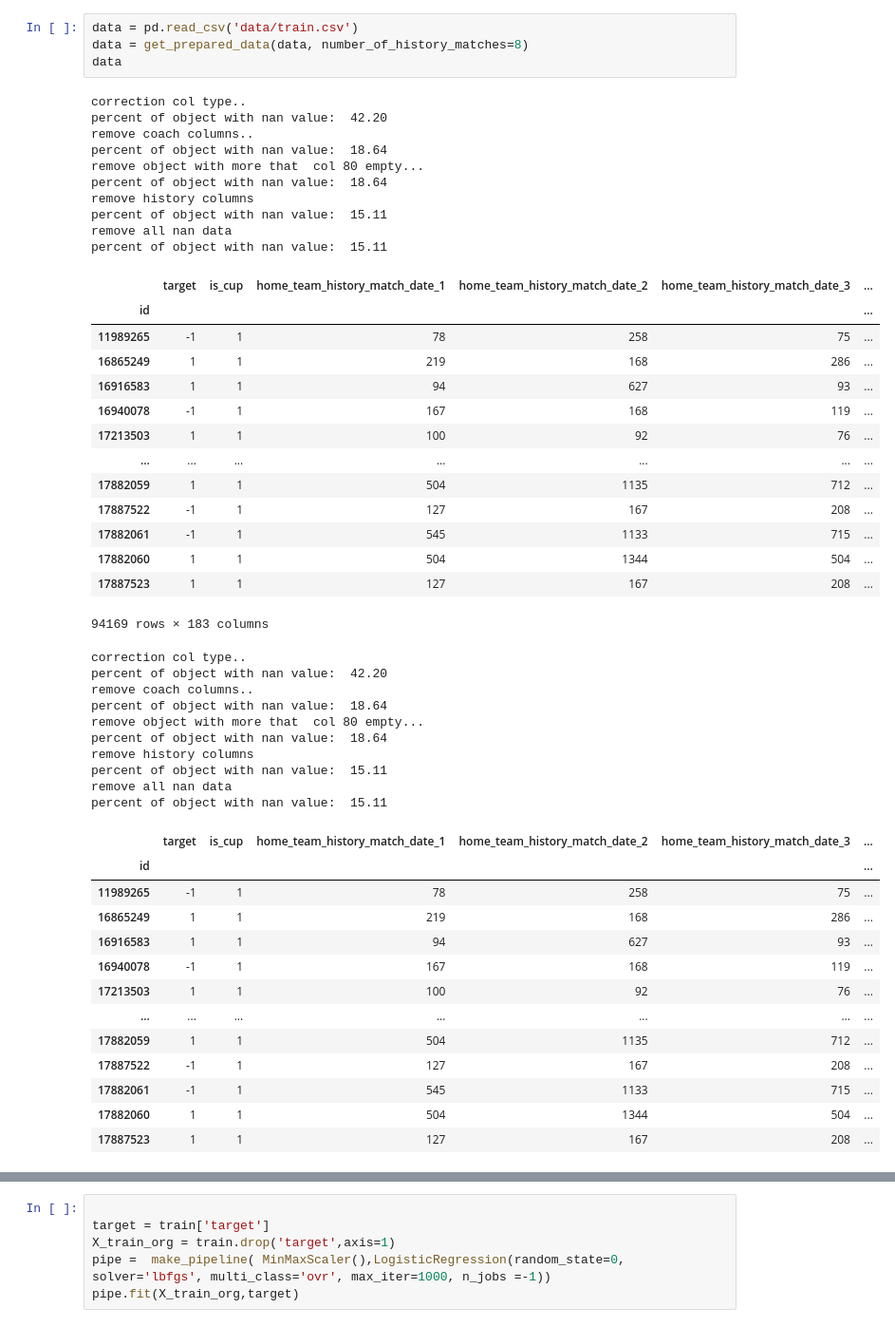
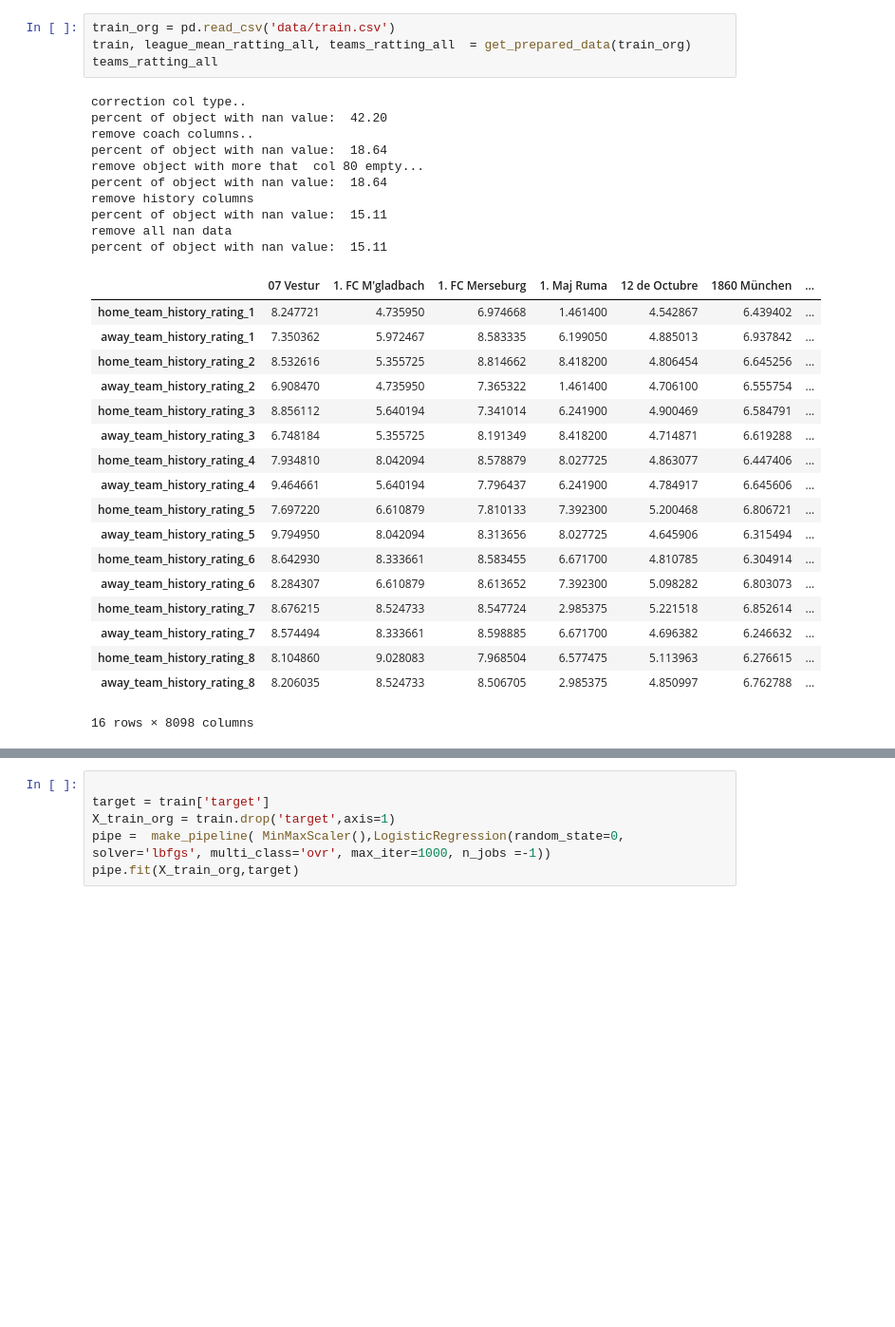
Before and after one commit to czechoa/football-match-probability-prediction, a Jupyter notebook: logist_regression_randomForestClassifier.ipynb, the cells around one changed output, grey strips where cells are left out. Shown at 95% size. Saved outputs shown, nothing was run; the diff lists cells and outputs as text; blank space fills up the shorter version.

Commit message:
reformat code, get_prepared_data for train works, for test to do

```diff
--- a/logist_regression_randomForestClassifier.ipynb
+++ b/logist_regression_randomForestClassifier.ipynb
@@ -6,54 +6,35 @@ from sklearn.preprocessing import MinMaxScaler
 from sklearn.pipeline import make_pipeline
 from prepared_data.prepared_test_results import result_predict_prob_to_dataFrame, not_duplicate_elements_in_dataframes, append_test_results, completed_test_result_and_save
 # %%
-data = pd.read_csv('data/train.csv')
-data = get_prepared_data(data, number_of_history_matches=8)
-data
+train_org = pd.read_csv('data/train.csv')
+train, league_mean_ratting_all, teams_ratting_all  = get_prepared_data(train_org)
+teams_ratting_all
 # %% [output]
 correction col type..
 percent of object with nan value:  42.20
 remove coach columns..
 percent of object with nan value:  18.64
 remove object with more that  col 80 empty...
 percent of object with nan value:  18.64
 remove history columns
 percent of object with nan value:  15.11
 remove all nan data
 percent of object with nan value:  15.11
-|  | target | is_cup | home_team_history_match_date_1 | home_team_history_match_date_2 | home_team_history_match_date_3 | ... |
-| id |  |  |  |  |  | ... |
-| 11989265 | -1 | 1 | 78 | 258 | 75 | ... |
-| 16865249 | 1 | 1 | 219 | 168 | 286 | ... |
-| 16916583 | 1 | 1 | 94 | 627 | 93 | ... |
-| 16940078 | -1 | 1 | 167 | 168 | 119 | ... |
-| 17213503 | 1 | 1 | 100 | 92 | 76 | ... |
-| ... | ... | ... | ... | ... | ... | ... |
-| 17882059 | 1 | 1 | 504 | 1135 | 712 | ... |
-| 17887522 | -1 | 1 | 127 | 167 | 208 | ... |
-| 17882061 | -1 | 1 | 545 | 1133 | 715 | ... |
-| 17882060 | 1 | 1 | 504 | 1344 | 504 | ... |
-| 17887523 | 1 | 1 | 127 | 167 | 208 | ... |
+|  | 07 Vestur | 1. FC M'gladbach | 1. FC Merseburg | 1. Maj Ruma | 12 de Octubre | 1860 München | ... |
+| home_team_history_rating_1 | 8.247721 | 4.735950 | 6.974668 | 1.461400 | 4.542867 | 6.439402 | ... |
+| away_team_history_rating_1 | 7.350362 | 5.972467 | 8.583335 | 6.199050 | 4.885013 | 6.937842 | ... |
+| home_team_history_rating_2 | 8.532616 | 5.355725 | 8.814662 | 8.418200 | 4.806454 | 6.645256 | ... |
+| away_team_history_rating_2 | 6.908470 | 4.735950 | 7.365322 | 1.461400 | 4.706100 | 6.555754 | ... |
+| home_team_history_rating_3 | 8.856112 | 5.640194 | 7.341014 | 6.241900 | 4.900469 | 6.584791 | ... |
+| away_team_history_rating_3 | 6.748184 | 5.355725 | 8.191349 | 8.418200 | 4.714871 | 6.619288 | ... |
+| home_team_history_rating_4 | 7.934810 | 8.042094 | 8.578879 | 8.027725 | 4.863077 | 6.447406 | ... |
+| away_team_history_rating_4 | 9.464661 | 5.640194 | 7.796437 | 6.241900 | 4.784917 | 6.645606 | ... |
+| home_team_history_rating_5 | 7.697220 | 6.610879 | 7.810133 | 7.392300 | 5.200468 | 6.806721 | ... |
+| away_team_history_rating_5 | 9.794950 | 8.042094 | 8.313656 | 8.027725 | 4.645906 | 6.315494 | ... |
+| home_team_history_rating_6 | 8.642930 | 8.333661 | 8.583455 | 6.671700 | 4.810785 | 6.304914 | ... |
+| away_team_history_rating_6 | 8.284307 | 6.610879 | 8.613652 | 7.392300 | 5.098282 | 6.803073 | ... |
+| home_team_history_rating_7 | 8.676215 | 8.524733 | 8.547724 | 2.985375 | 5.221518 | 6.852614 | ... |
+| away_team_history_rating_7 | 8.574494 | 8.333661 | 8.598885 | 6.671700 | 4.696382 | 6.246632 | ... |
+| home_team_history_rating_8 | 8.104860 | 9.028083 | 7.968504 | 6.577475 | 5.113963 | 6.276615 | ... |
+| away_team_history_rating_8 | 8.206035 | 8.524733 | 8.506705 | 2.985375 | 4.850997 | 6.762788 | ... |
-94169 rows × 183 columns
+16 rows × 8098 columns
-correction col type..
-percent of object with nan value:  42.20
-remove coach columns..
-percent of object with nan value:  18.64
-remove object with more that  col 80 empty...
-percent of object with nan value:  18.64
-remove history columns
-percent of object with nan value:  15.11
-remove all nan data
-percent of object with nan value:  15.11
-|  | target | is_cup | home_team_history_match_date_1 | home_team_history_match_date_2 | home_team_history_match_date_3 | ... |
-| id |  |  |  |  |  | ... |
-| 11989265 | -1 | 1 | 78 | 258 | 75 | ... |
-| 16865249 | 1 | 1 | 219 | 168 | 286 | ... |
-| 16916583 | 1 | 1 | 94 | 627 | 93 | ... |
-| 16940078 | -1 | 1 | 167 | 168 | 119 | ... |
-| 17213503 | 1 | 1 | 100 | 92 | 76 | ... |
-| ... | ... | ... | ... | ... | ... | ... |
-| 17882059 | 1 | 1 | 504 | 1135 | 712 | ... |
-| 17887522 | -1 | 1 | 127 | 167 | 208 | ... |
-| 17882061 | -1 | 1 | 545 | 1133 | 715 | ... |
-| 17882060 | 1 | 1 | 504 | 1344 | 504 | ... |
-| 17887523 | 1 | 1 | 127 | 167 | 208 | ... |
```
Also changed, not shown: parts of 5 cells of this notebook, 4 other files.
